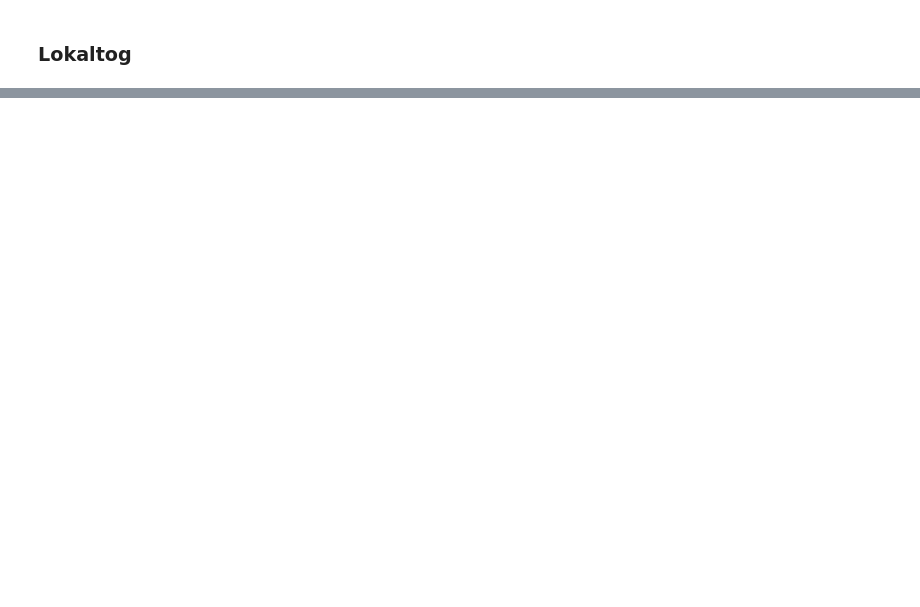
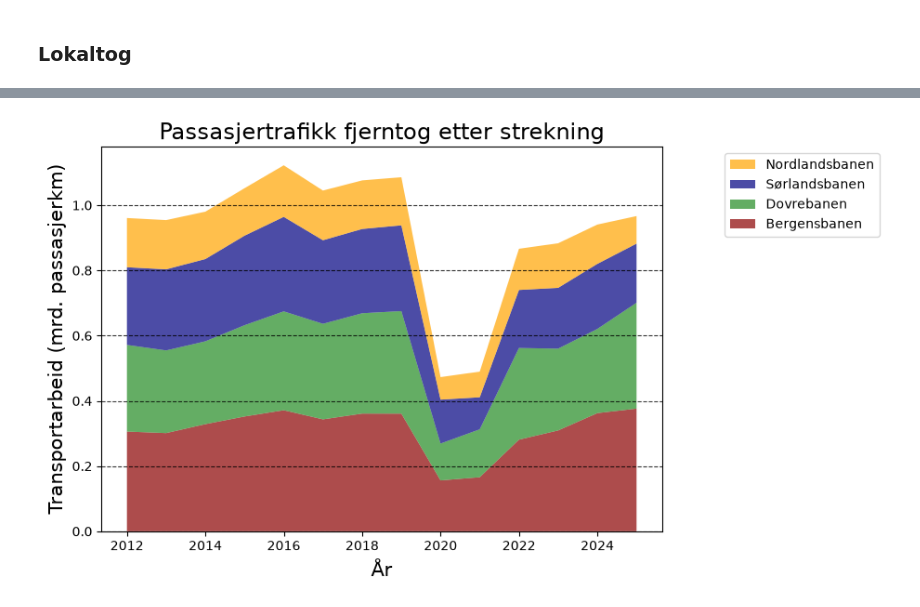
Before and after one commit to Oyvind-Aas/Electricity_and_Energy, a Jupyter notebook: Electricity_exploring.ipynb, the cells around one changed output, grey strips where cells are left out. Saved outputs shown, nothing was run; the diff lists cells and outputs as text; code cells hidden in the pictures; blank space fills up the shorter version.

```diff
--- a/Electricity_exploring.ipynb
+++ b/Electricity_exploring.ipynb
@@ -952,0 +1060,37 @@ fig.show()
+# %%
+bergensbanen = passasjerkm[passasjerkm.togstrekning == 'Bergensbanen']
+dovrebanen = passasjerkm[passasjerkm.togstrekning == 'Dovrebanen']
+sorlandsbanen = passasjerkm[passasjerkm.togstrekning == 'Sørlandsbanen']
+nordlandsbanen = passasjerkm[passasjerkm.togstrekning == 'Nordlandsbanen']
+# %%
+fig, ax = plt.subplots()
+
+ax.set_xlabel('År', fontsize = 15)
+ax.set_ylabel('Transportarbeid (mrd. passasjerkm)', color='black', fontsize = 15)
+
+ax.stackplot(
+    alle_strekninger['år'],
+    bergensbanen.value / 1e9,
+    dovrebanen.value / 1e9,
+    sorlandsbanen.value / 1e9,
+    nordlandsbanen.value / 1e9,
+    labels=['Bergensbanen',
+            dovrebanen.togstrekning.unique()[0],
+            sorlandsbanen.togstrekning.unique()[0],
+            nordlandsbanen.togstrekning.unique()[0]],
+    colors=['darkred', 'forestgreen', 'navy', 'orange'],
+    alpha=0.7
+)
+
+ax.xaxis.set_major_locator(MaxNLocator(integer=True))
+
+fig.tight_layout()
+fig.set_figheight(5)
+fig.set_figwidth(7)
+ax.set_title('Passasjertrafikk fjerntog etter strekning', fontsize = 17)
+ax.legend(fontsize='medium', loc='upper left', bbox_to_anchor=(1.1, 1), reverse=True)
+
+plt.grid(axis='y', linestyle='--', alpha=0.8, color ='black')
+plt.show()
+# %% [output]
+[figure, added]
```
Also changed, not shown: parts of 14 cells of this notebook.
